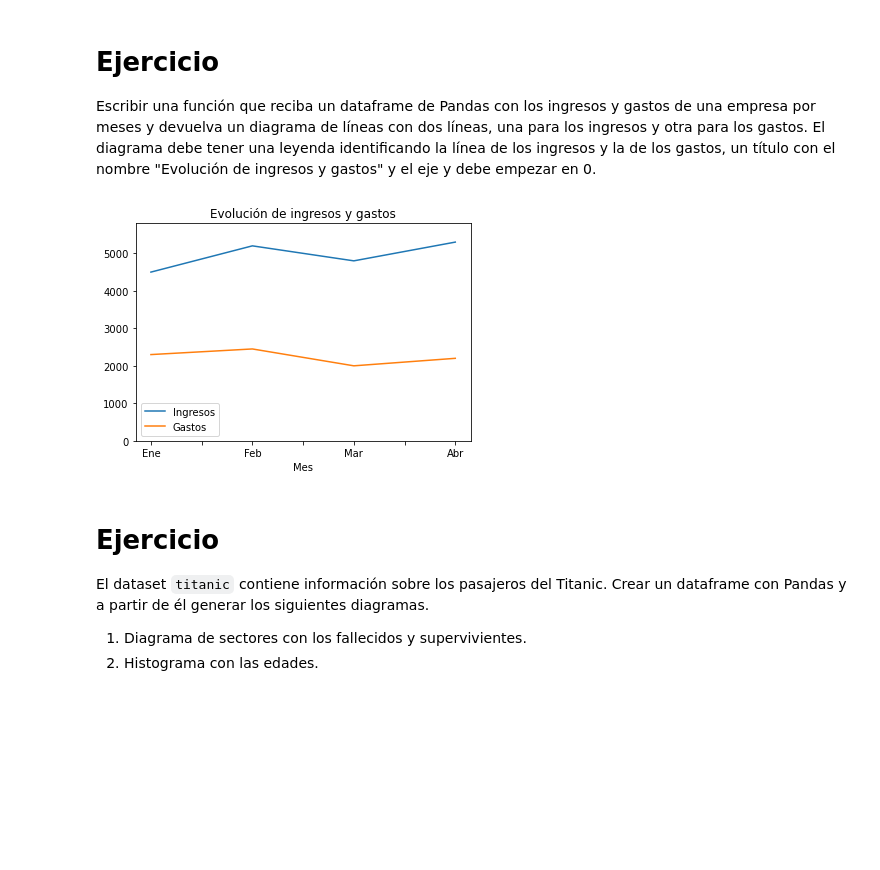
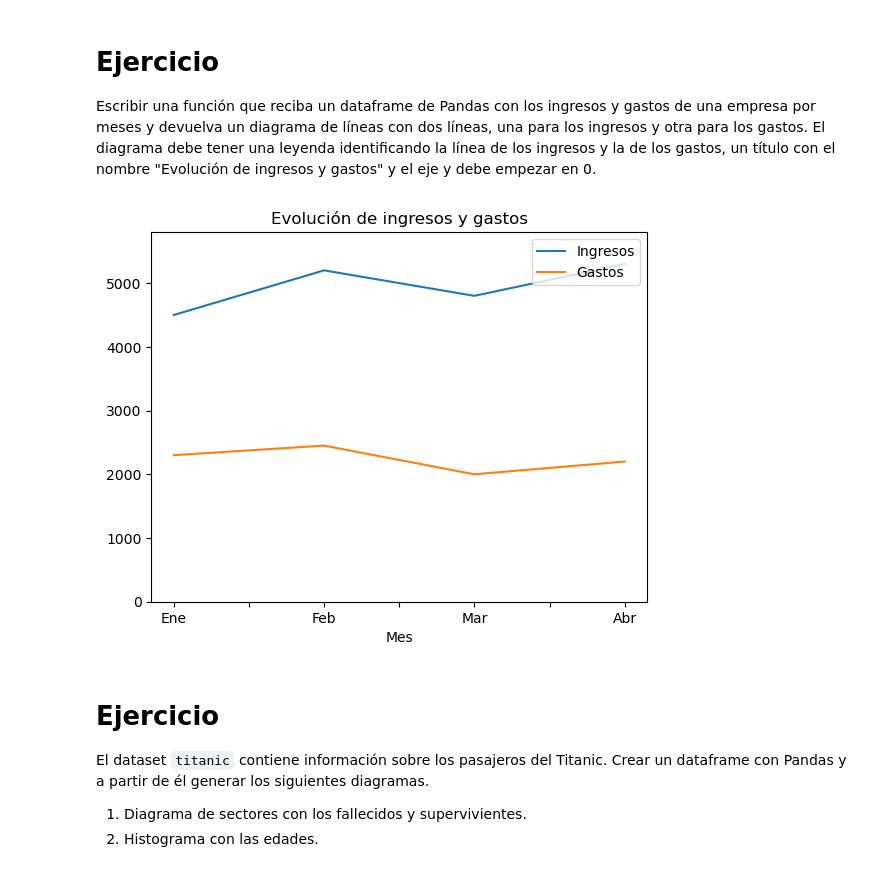
Before and after one commit to jimenezgimenojesus/SAMSUNG_AI_Diploma, a Jupyter notebook: Exercises/ejercicios_matplotlib.ipynb, the cells around one changed output. Cells and saved outputs as stored; diff of their text form; code cells hidden in the pictures; blank space fills up the shorter version.

```diff
--- a/Exercises/ejercicios_matplotlib.ipynb
+++ b/Exercises/ejercicios_matplotlib.ipynb
@@ -151,8 +189,34 @@ plt.show()
 
 Escribir una función que reciba un dataframe de Pandas con los ingresos y gastos de una empresa por meses y devuelva un diagrama de líneas con dos líneas, una para los ingresos y otra para los gastos. El diagrama debe tener una leyenda identificando la línea de los ingresos y la de los gastos, un título con el nombre "Evolución de ingresos y gastos" y el eje y debe empezar en 0.
 # %%
+import pandas as pd
+import matplotlib.pyplot as plt
+
+def diagrama_lineas_ingresos_gastos(datos):
+    '''Función que construye un diagrama de lineas con los ingresos y gastos de un cuatrimestre.
+
+    Parámetros:
+        - datos: Es un dataframe de Pandas con dos columnas, una para los ingresos y otra para los gastos, y como índice los meses.
+
+    Salida:
+        Un gráfico de líneas con los ingresos y los gastos dados.
+    '''
+    # Definir figura
+    fig, ax = plt.subplots()
+    # Hacer el plot
+    datos.plot(ax=ax, kind='line')
+    # Ajusta los límites en el eje y, desde 0 a el máx entre ambos + 500
+    ax.set_ylim([0, max(datos.Ingresos.max(), datos.Gastos.max()) + 500])
+    plt.legend(datos.columns, loc='upper right')
+    plt.title('Evolución de ingresos y gastos')
+    return ax
+
+datos = {'Mes':['Ene', 'Feb', 'Mar', 'Abr'], 'Ingresos':[4500, 5200, 4800, 5300], 'Gastos':[2300, 2450, 2000, 2200]}
+df_datos = pd.DataFrame(datos).set_index('Mes')
+diagrama_lineas_ingresos_gastos(df_datos)
+plt.show()
 # %% [output]
-[figure, old version]
+[figure, new version]
 # %% [markdown]
 # Ejercicio
 
```
Also changed, not shown: parts of 10 cells of this notebook, 13 other files.
